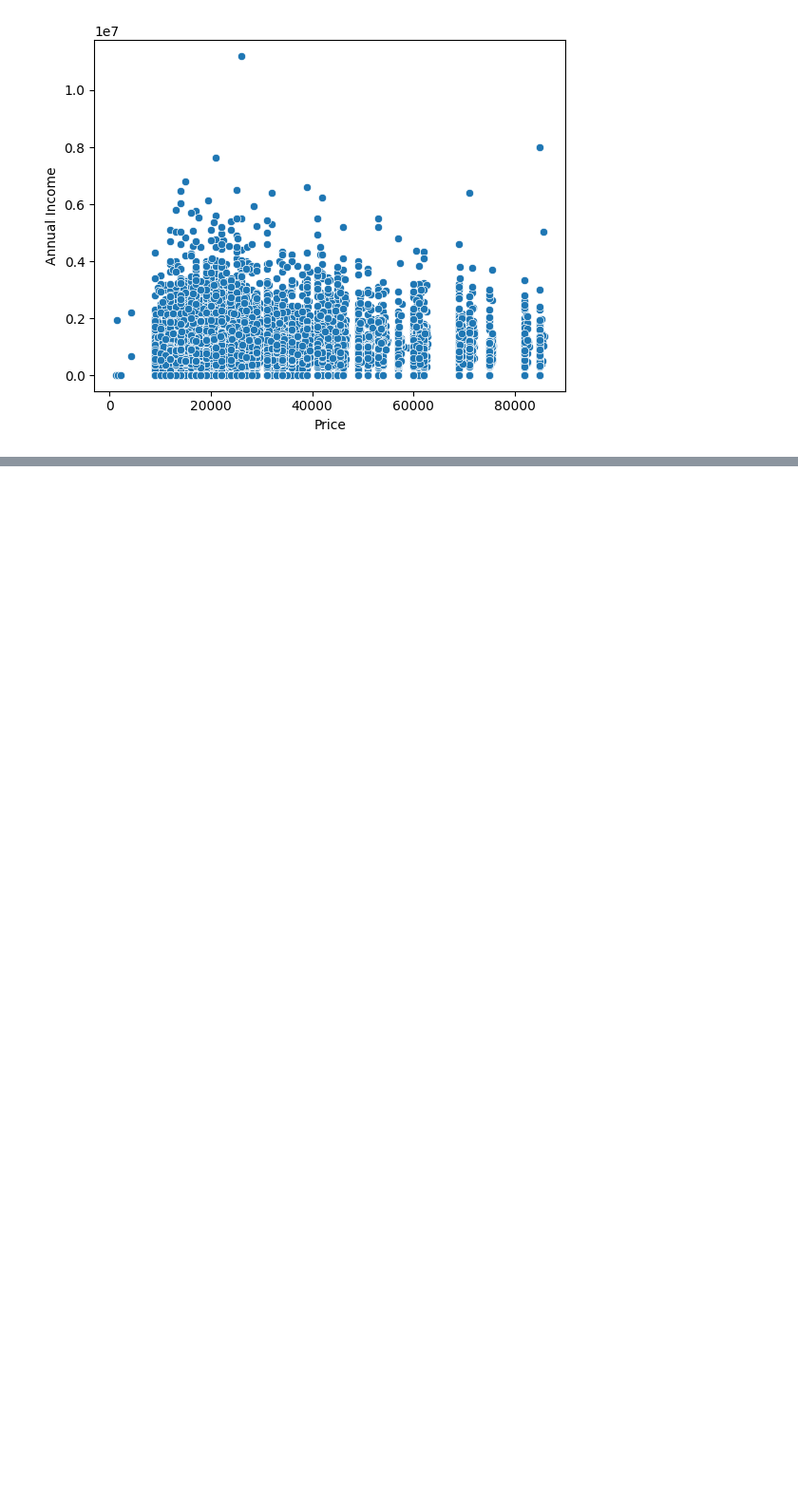
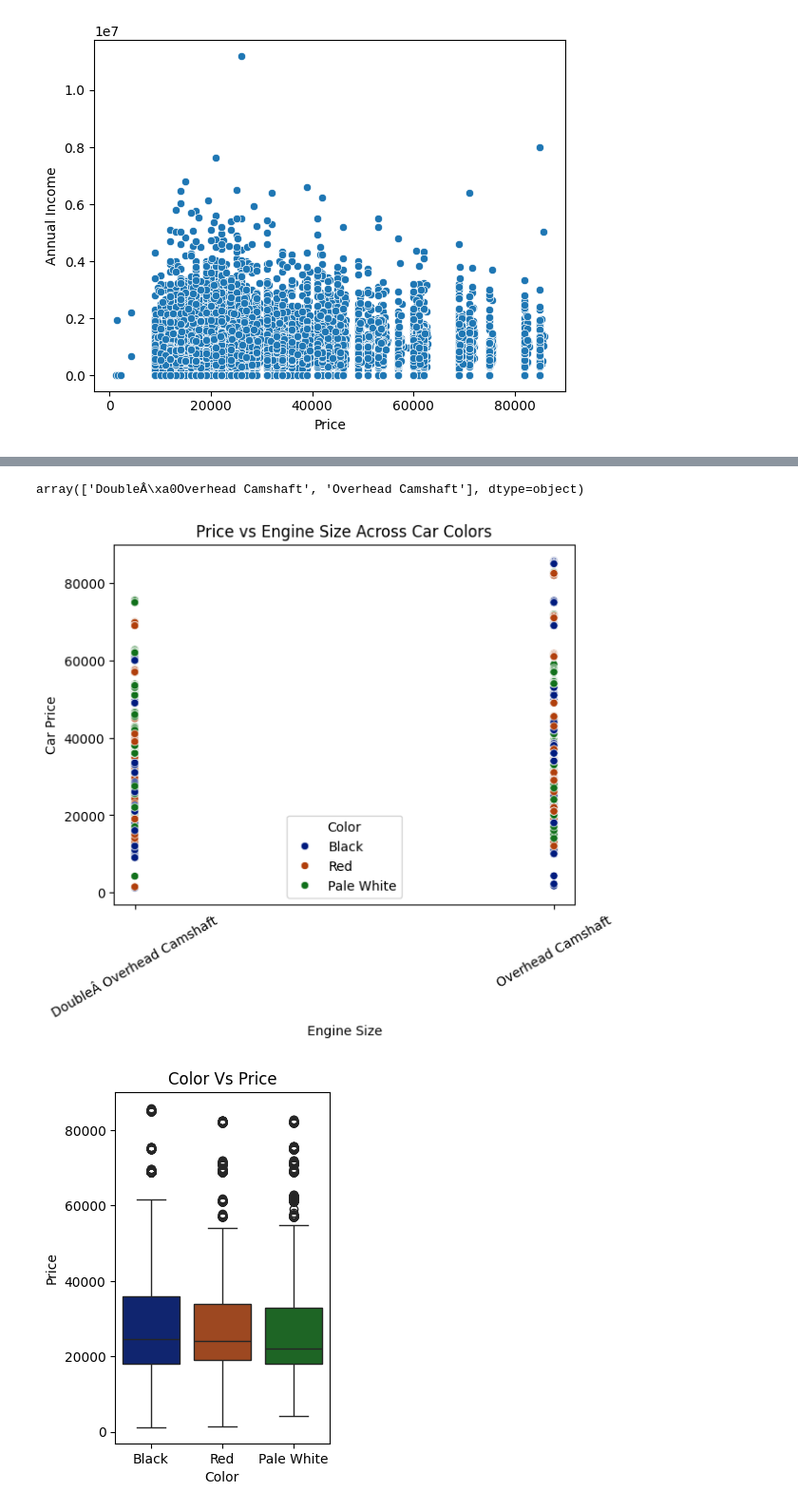
Before and after one commit to ydv-prince/EDA, a Jupyter notebook: EDA_2_Car_Sale_Dataset.ipynb, the cells around one changed output, grey strips where cells are left out. Shown: that part at 95% size. Cells and saved outputs as stored; diff of their text form; code cells hidden in the pictures; blank space fills up the shorter version.

```diff
--- a/EDA_2_Car_Sale_Dataset.ipynb
+++ b/EDA_2_Car_Sale_Dataset.ipynb
@@ -287 +295,27 @@ Index(['Car_id', 'Date', 'Customer Name', 'Gender', 'Annual Income',
       dtype='object')
+# %%
+df.Engine.unique()
+# %% [output]
+array(['DoubleÂ\xa0Overhead Camshaft', 'Overhead Camshaft'], dtype=object)
+# %%
+#Q11. How does car price vary with engine size across different car colors, and which colors have the highest price variation?
+
+plt.figure(figsize = (14,5))
+
+plt.subplot(1,2,1)
+sns.scatterplot(x = 'Engine', y = 'Price', data = df, hue = 'Color', palette = 'dark')
+plt.xlabel('Engine Size')
+plt.ylabel('Car Price')
+plt.xticks(rotation = 30)
+plt.title('Price vs Engine Size Across Car Colors')
+plt.show()
+
+plt.subplot(1,2,2)
+sns.boxplot(x = 'Color', y = 'Price', data = df, palette = 'dark')
+plt.title('Color Vs Price')
+plt.xlabel('Color')
+plt.ylabel('Price')
+plt.show()
+# %% [output]
+[figure, added]
+[figure, added]
```
Also changed, not shown: parts of 8 cells of this notebook.
